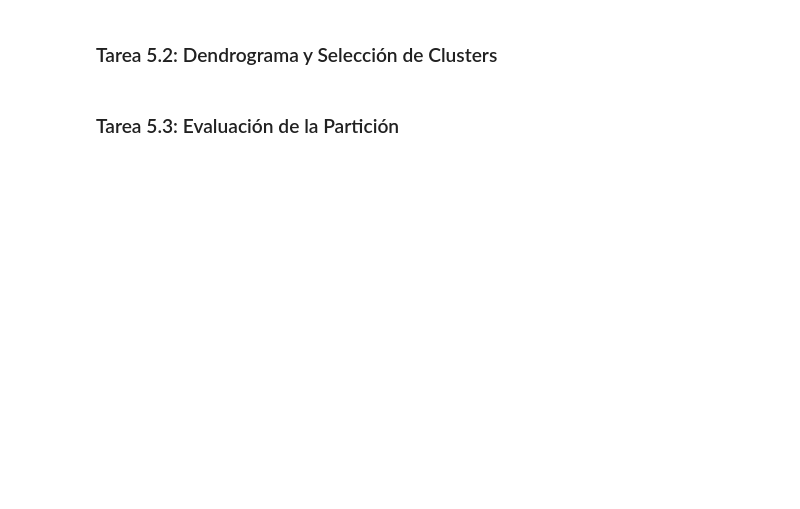
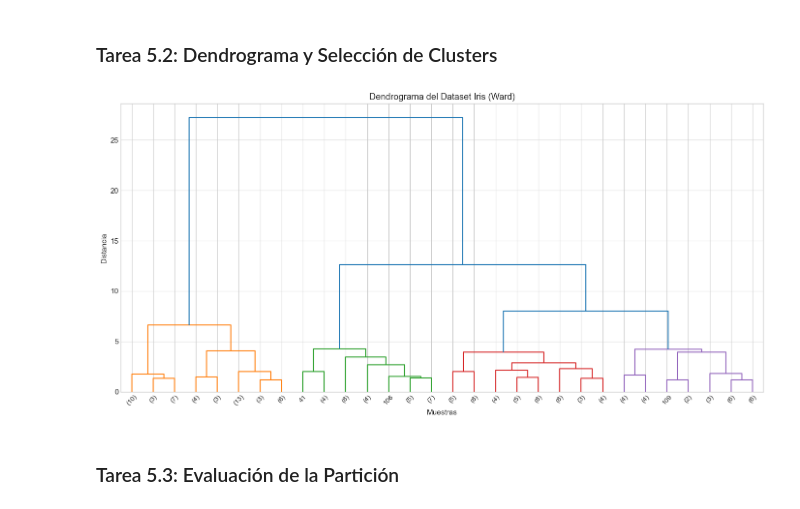
Before and after one commit to choppeb7/aprendizaje-no-supervisado, a Jupyter notebook: Notebooks_Clustering/2_Clustering_Jerarquico_Ejercicios.ipynb, the cells around one changed output. Drawn from its saved outputs; the diff is of its cells as text; code cells hidden in the pictures; blank space fills up the shorter version.

```diff
--- a/Notebooks_Clustering/2_Clustering_Jerarquico_Ejercicios.ipynb
+++ b/Notebooks_Clustering/2_Clustering_Jerarquico_Ejercicios.ipynb
@@ -642,17 +682,23 @@ plt.show()
 # %%
 # TODO: Calcular linkage (Ward) y generar dendrograma
 # TODO: Analizar la estructura del dendrograma
+Z_ward=linkage(X_df_scaled, method="ward")
 
 fig, ax = plt.subplots(figsize=(14, 7))
 
 # Su código aquí
-
+dendrogram(Z_ward,
+           p=30,
+           truncate_mode='lastp',
+           color_threshold=7)
 ax.set_xlabel('Muestras')
 ax.set_ylabel('Distancia')
 ax.set_title('Dendrograma del Dataset Iris (Ward)')
 
 plt.tight_layout()
 plt.show()
+# %% [output]
+[figure, added]
 # %% [markdown]
 ### Tarea 5.3: Evaluación de la Partición
 # %%
```
Also changed, not shown: parts of 10 cells of this notebook, 2 other files.
